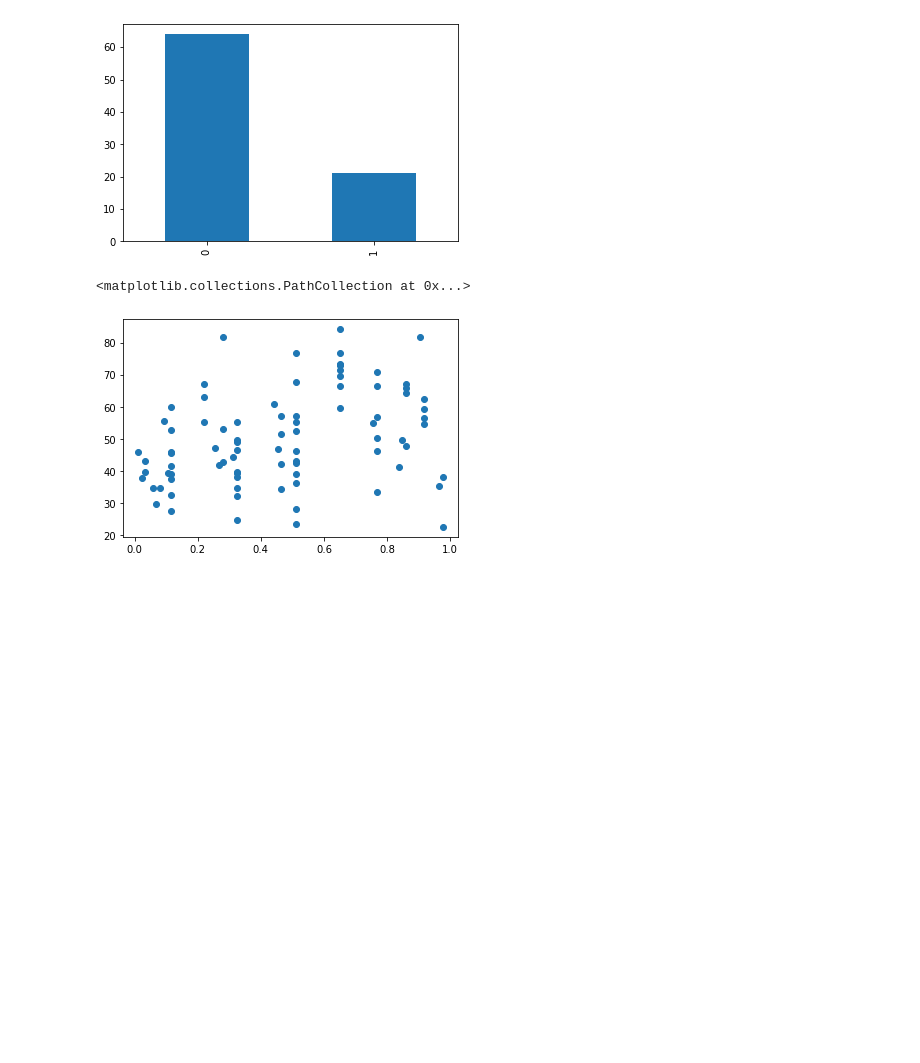
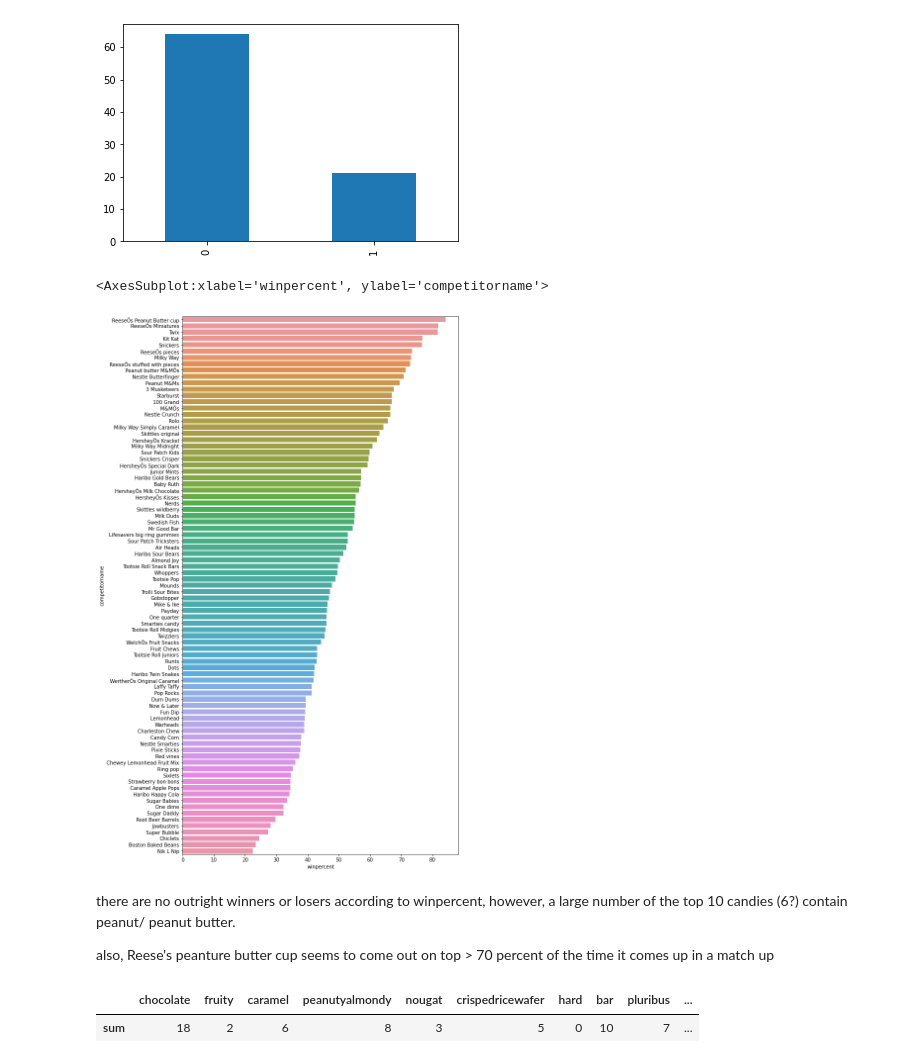
Before and after one commit to ved164/candy-power-ranking, a Jupyter notebook: eda.ipynb, the cells around one changed output. Drawn from its saved outputs; the diff is of its cells as text; code cells hidden in the pictures; blank space fills up the shorter version.

```diff
--- a/eda.ipynb
+++ b/eda.ipynb
@@ -143,8 +180,15 @@ print(df['bar'].value_counts())
 1    21
 Name: bar, dtype: int64
 [figure]
-# %%
-plt.scatter(x = 'pricepercent', y ='winpercent', data= df, )
-# %% [output]
-<matplotlib.collections.PathCollection at 0x...>
-[figure, removed]
+# %%
+# To check if there are absolute out-and-out winners?
+
+plt.figure(figsize=(10,20))
+sns.barplot(x = df['winpercent'], y = df['competitorname'], order = df.sort_values('winpercent',ascending = False).competitorname)
+# %% [output]
+<AxesSubplot:xlabel='winpercent', ylabel='competitorname'>
+[figure, added]
+# %% [markdown]
+there are no outright winners or losers according to winpercent, however, a large number of the top 10 candies (6?) contain peanut/ peanut butter.
+
+also, Reese's peanture butter cup seems to come out on top > 70 percent of the time it comes up in a match up
@@ -150,0 +208,5 @@ plt.scatter(x = 'pricepercent', y ='winpercent', data= df, )
+# %%
+sum_total_occurrence
+# %% [output]
+|  | chocolate | fruity | caramel | peanutyalmondy | nougat | crispedricewafer | hard | bar | pluribus | ... |
+| sum | 18 | 2 | 6 | 8 | 3 | 5 | 0 | 10 | 7 | ... |
```
Also changed, not shown: parts of 18 cells of this notebook.
